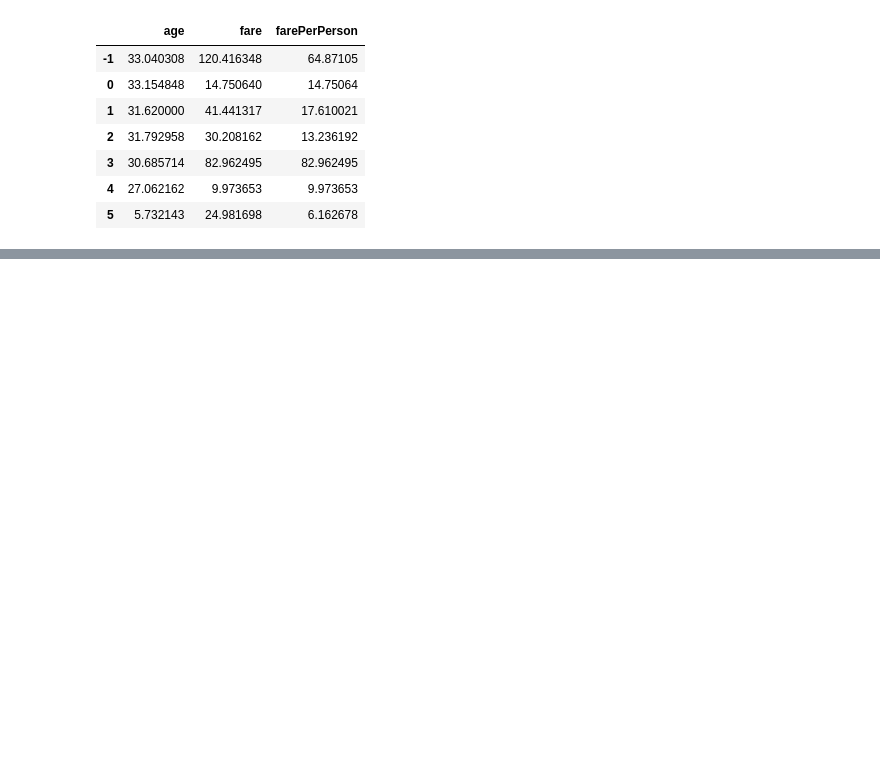
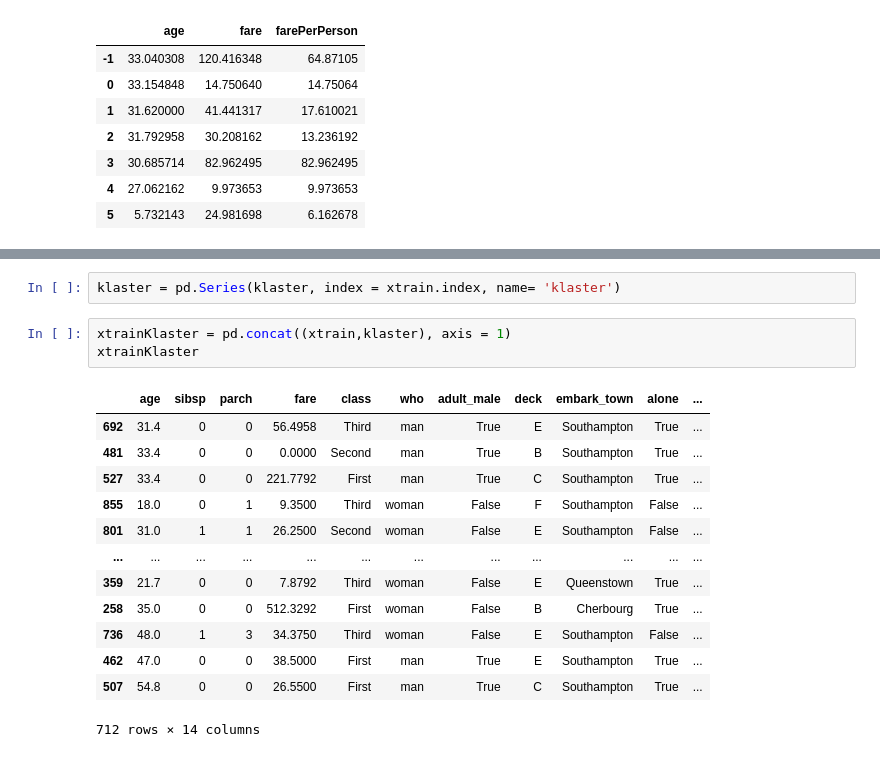
Before and after one commit to BogdanSliskovic/ML, a Jupyter notebook: Titanik.ipynb, the cells around one changed output, grey strips where cells are left out. Cells and saved outputs as stored; diff of their text form; blank space fills up the shorter version.

```diff
--- a/Titanik.ipynb
+++ b/Titanik.ipynb
@@ -1813,0 +1828,19 @@ plt.show()
+# %%
+klaster = pd.Series(klaster, index = xtrain.index, name= 'klaster')
+# %%
+xtrainKlaster = pd.concat((xtrain,klaster), axis = 1)
+xtrainKlaster
+# %% [output]
+|  | age | sibsp | parch | fare | class | who | adult_male | deck | embark_town | alone | ... |
+| 692 | 31.4 | 0 | 0 | 56.4958 | Third | man | True | E | Southampton | True | ... |
+| 481 | 33.4 | 0 | 0 | 0.0000 | Second | man | True | B | Southampton | True | ... |
+| 527 | 33.4 | 0 | 0 | 221.7792 | First | man | True | C | Southampton | True | ... |
+| 855 | 18.0 | 0 | 1 | 9.3500 | Third | woman | False | F | Southampton | False | ... |
+| 801 | 31.0 | 1 | 1 | 26.2500 | Second | woman | False | E | Southampton | False | ... |
+| ... | ... | ... | ... | ... | ... | ... | ... | ... | ... | ... | ... |
+| 359 | 21.7 | 0 | 0 | 7.8792 | Third | woman | False | E | Queenstown | True | ... |
+| 258 | 35.0 | 0 | 0 | 512.3292 | First | woman | False | B | Cherbourg | True | ... |
+| 736 | 48.0 | 1 | 3 | 34.3750 | Third | woman | False | E | Southampton | False | ... |
+| 462 | 47.0 | 0 | 0 | 38.5000 | First | man | True | E | Southampton | True | ... |
+| 507 | 54.8 | 0 | 0 | 26.5500 | First | man | True | C | Southampton | True | ... |
+712 rows × 14 columns
```
Also changed, not shown: parts of 31 cells of this notebook.
